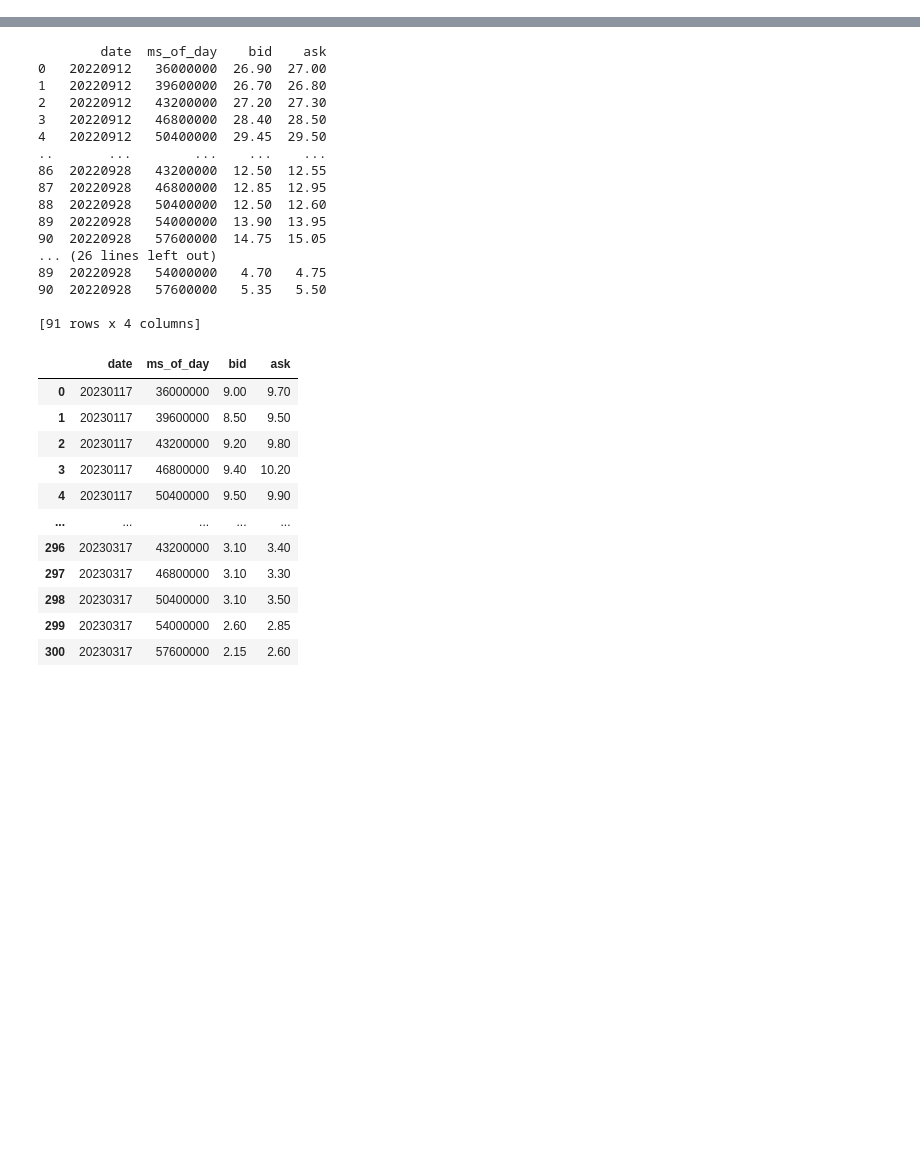
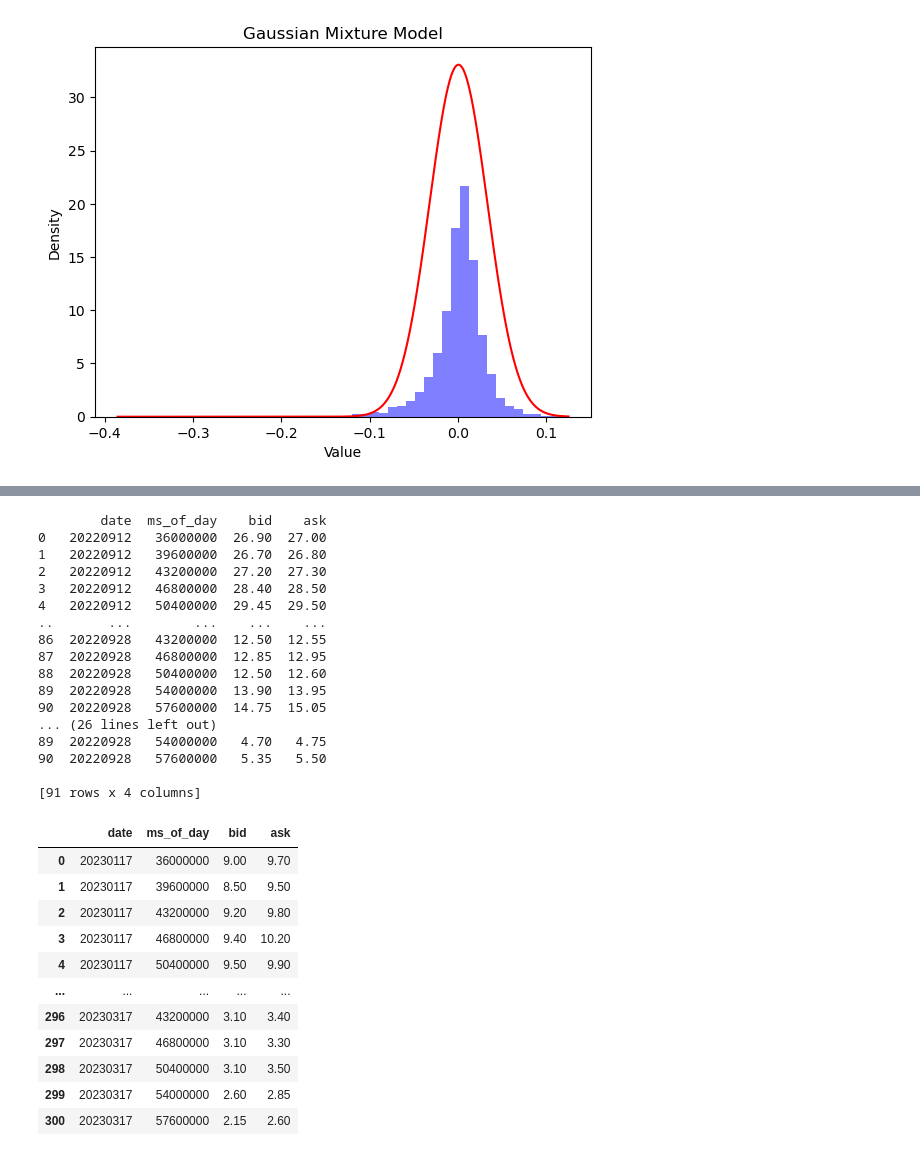
Before and after one commit to xjonwang/gt-trading-club-vix-skew, a Jupyter notebook: roots.ipynb, the cells around one changed output, grey strips where cells are left out. Saved outputs shown, nothing was run; the diff lists cells and outputs as text; code cells hidden in the pictures; blank space fills up the shorter version.

```diff
--- a/roots.ipynb
+++ b/roots.ipynb
@@ -392,0 +421,83 @@ svxy_model = Model(root="SVXY", start_date=dt.date(2013, 1, 1))
+# %%
+import numpy as np
+from sklearn.mixture import GaussianMixture
+import matplotlib.pyplot as plt
+class GMM:
+    def __init__(self, root: str, start_date: dt.date):
+        price = pdr.get_data_yahoo([root], start_date, dt.date.today(), progress=False)['Adj Close']
+        daily_returns = np.log(price/price.shift(1))
+        daily_returns_sanitized = [x for x in daily_returns.values if x is not None and math.isfinite(x) and abs(x) < 1.5]
+        #print(daily_returns_sanitized)
+        #for n_components in range(50):
+        n_components = 3
+        #print(type(self.daily_returns_sanitized))
+        self.daily_returns_sanitized = np.array(daily_returns_sanitized).reshape(-1, 1)
+        best_score = 0.0
+        for n_components in range(1, 15):
+            gmm = GaussianMixture(n_components=n_components)
+            gmm.fit(self.daily_returns_sanitized)
+            self.plot(gmm, n_components)
+
+    def plot(self, gmm: GaussianMixture, n_components: int):
+        plt.hist(self.daily_returns_sanitized, bins=50, density=True, alpha=0.5, color='blue')
+        x = np.linspace(min(self.daily_returns_sanitized), max(self.daily_returns_sanitized), 1000)
+        for i in range(n_components):
+            pdf = np.exp(gmm.weights_[i]) * \
+                np.exp(-(x - gmm.means_[i]) ** 2 / (2 * gmm.covariances_[i])) / np.sqrt(2 * np.pi * gmm.covariances_[i])
+            plt.plot(x, pdf, color='red')
+
+        plt.xlabel('Value')
+        plt.ylabel('Density')
+        plt.title('Gaussian Mixture Model')
+        plt.show()
+    def call_theo(self, strike: float, spot: float, spot_vix: float, show_plot: bool) -> float:
+        """
+        Integrates PDF to get call option theo
+        """
+        pdf = self.call_pdf_creator(kde=self.kde[min(int((spot_vix-8)//16)+1, 3)], strike=strike, spot=spot)
+        result, error = quad(pdf, -1, 1)
+        if error > 1e-3:
+            print(f"WARNING (call): error on integration {error} > 1e-3")
+        if show_plot:
+            x_d = np.linspace(-0.25, 0.25, 1000)
+            y_d = [pdf(x) for x in x_d]
+            plt.plot(x_d, y_d, color='k', label='KDE')
+            plt.title('Call Theo PDF')
+            plt.show()
+        return result
+    def put_theo(self, strike: float, spot: float, spot_vix: float, show_plot: bool):
+        """
+        Integrates PDF to get pdf option theo
+        """
+        pdf = self.put_pdf_creator(kde=self.kde[min(int((spot_vix-8)//16)+1, 3)], strike=strike, spot=spot)
+        result, error = quad(pdf, -1, 1)
+        if error > 1e-3:
+            print(f"WARNING (put): error on integration {error} > 1e-3")
+        if show_plot:
+            x_d = np.linspace(-0.25, 0.25, 1000)
+            y_d = [pdf(x) for x in x_d]
+            plt.plot(x_d, y_d, color='k', label='KDE')
+            plt.title('Put Theo PDF')
+            plt.show()
+        return result
+    def signal(self, strike: float, spot: float, bid: float, ask: float, right: Right, spot_vix: float, verbose: bool=False, show_plot: bool=False):
+        """
+        Run the model to determine if there's a signal.
+
+        Returns:
+        +1 for long
+        0 for no signal
+        -1 for short
+        """
+        if verbose: print(f"strike: {strike}, spot: {spot}, vix: {spot_vix}")
+        if right == Right.CALL:
+            theo = self.call_theo(strike=strike, spot=spot, spot_vix=spot_vix, show_plot=show_plot)
+            if verbose: print(f"theo (call): {theo}, bid: {bid}, ask: {ask}")
+            return int(theo > ask) - int(theo < bid)
+        else:
+            theo = self.put_theo(strike=strike, spot=spot, spot_vix=spot_vix, show_plot=show_plot)
+            if verbose: print(f"theo (put): {theo}, bid: {bid}, ask: {ask}")
+            return int(theo > ask) - int(theo < bid)
+gmm = GMM(root="SVXY", start_date=dt.date(2013, 1, 1))
+# %% [output]
+[figure, added]
```
Also changed, not shown: parts of 9 cells of this notebook.
